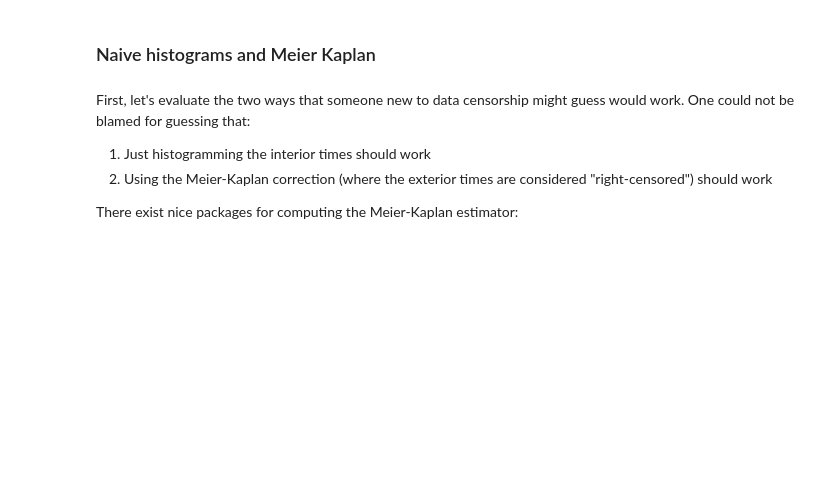
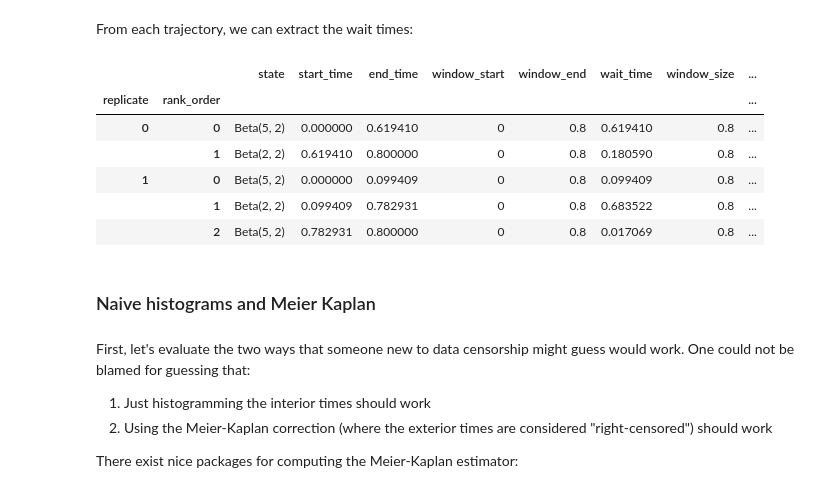
Before and after one commit to brunobeltran/multi_locus_analysis, a Jupyter notebook: doc/source/finite_window.ipynb, the cells around one changed output. Cells and saved outputs as stored; diff of their text form; code cells hidden in the pictures; blank space fills up the shorter version.

Commit message:
PLOTS/REORG: finite_window -> bpj_plots, now works

```diff
--- a/notebooks/finite_window.ipynb
+++ b/doc/source/finite_window.ipynb
@@ -52,13 +107,10 @@ Run simulations for each variable pair
 # %%
-simulations = {}
-for name, vars_pair in variable_pairs.items():
-    print(f'Simulating: {name}-based Markov renewal process!')
-    simulations[name] = fw.ab_window_fast(
-        [var.rvs for var in vars_pair],
-        means=[var.mean() for var in vars_pair],
-        window_size=windows[name],
-        num_replicates=100_000,
-        states=[var.name for var in vars_pair]
-    )
-print('Done!')
+trajs = fw.ab_window_fast(
+    [var.rvs for var in wait_vars],
+    means=[var.mean() for var in wait_vars],
+    window_size=example_window,
+    num_replicates=100_000,
+    states=[var.name for var in wait_vars]
+)
+trajs.head()
 # %% [output]
@@ -121,3 +134,19 @@ Wall time: 5min 44s
+# %% [markdown]
+From each trajectory, we can extract the wait times:
+# %%
+waits = trajs \
+    .groupby('replicate') \
+    .apply(fw.traj_to_waits)
+del waits['replicate']
+waits.head()
+# %% [output]
+|  |  | state | start_time | end_time | window_start | window_end | wait_time | window_size | ... |
+| replicate | rank_order |  |  |  |  |  |  |  | ... |
+| 0 | 0 | Beta(5, 2) | 0.000000 | 0.619410 | 0 | 0.8 | 0.619410 | 0.8 | ... |
+|  | 1 | Beta(2, 2) | 0.619410 | 0.800000 | 0 | 0.8 | 0.180590 | 0.8 | ... |
+| 1 | 0 | Beta(5, 2) | 0.000000 | 0.099409 | 0 | 0.8 | 0.099409 | 0.8 | ... |
+|  | 1 | Beta(2, 2) | 0.099409 | 0.782931 | 0 | 0.8 | 0.683522 | 0.8 | ... |
+|  | 2 | Beta(5, 2) | 0.782931 | 0.800000 | 0 | 0.8 | 0.017069 | 0.8 | ... |
 # %% [markdown]
 ### Naive histograms and Meier Kaplan
 # %% [markdown]
```
Also changed, not shown: parts of 32 cells of this notebook, 3 other files.
